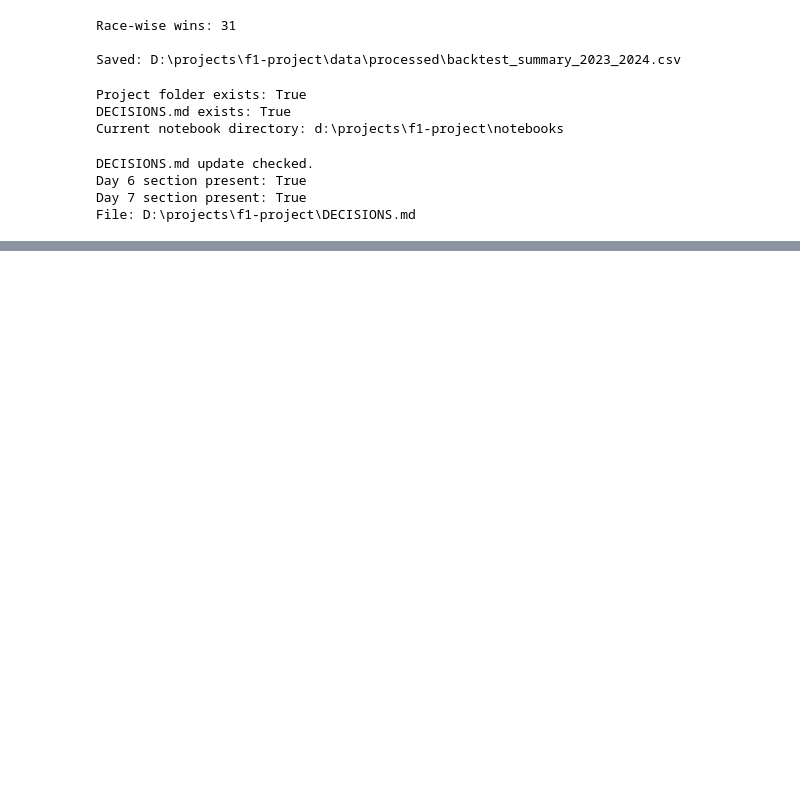
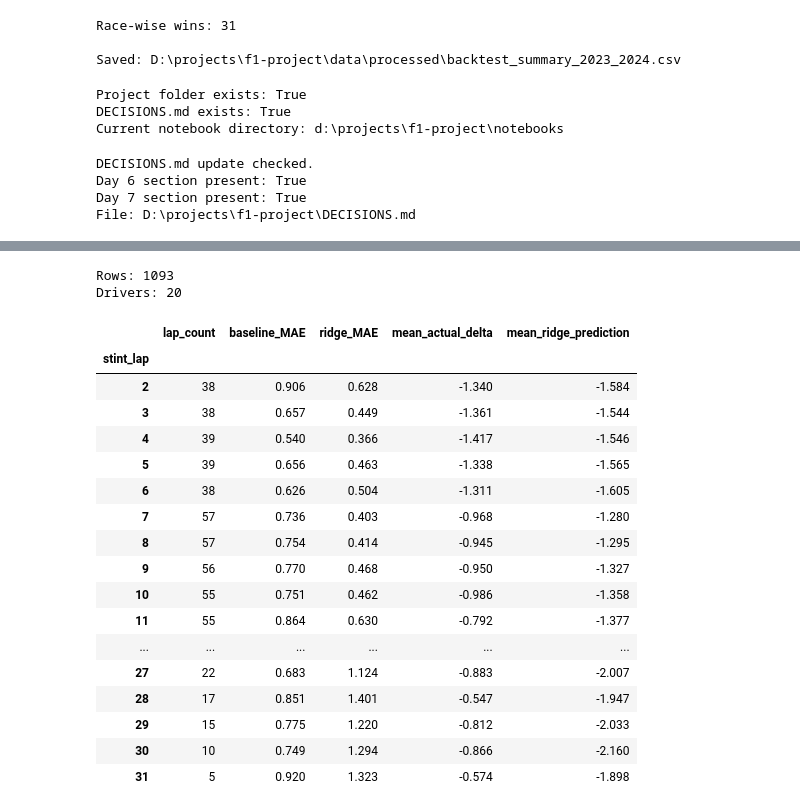
Before and after one commit to ajmanipriyancy/f1-race-strategy, a Jupyter notebook: notebooks/05_pit_stop_scenario_simulator.ipynb, the cells around one changed output, grey strips where cells are left out. Cells and saved outputs as stored; diff of their text form; code cells hidden in the pictures; blank space fills up the shorter version.

```diff
--- a/notebooks/05_pit_stop_scenario_simulator.ipynb
+++ b/notebooks/05_pit_stop_scenario_simulator.ipynb
@@ -1621,0 +2052,40 @@ File: D:\projects\f1-project\DECISIONS.md
+# %%
+# RACE-LEVEL LAP ERROR COMPARISON
+
+race_laps = backtest[
+    backtest["race_id"] == "2023_R9"
+].copy()
+
+print("Rows:", len(race_laps))
+print("Drivers:", race_laps["driver_id"].nunique())
+
+display(
+    race_laps.groupby("stint_lap").agg(
+        lap_count=("lap", "count"),
+        baseline_MAE=("baseline_error", lambda x: x.abs().mean()),
+        ridge_MAE=("ridge_error", lambda x: x.abs().mean()),
+        mean_actual_delta=("delta", "mean"),
+        mean_ridge_prediction=("ridge_predicted_delta", "mean")
+    ).round(3).head(30)
+)
+# %% [output]
+Rows: 1093
+Drivers: 20
+|  | lap_count | baseline_MAE | ridge_MAE | mean_actual_delta | mean_ridge_prediction |
+| stint_lap |  |  |  |  |  |
+| 2 | 38 | 0.906 | 0.628 | -1.340 | -1.584 |
+| 3 | 38 | 0.657 | 0.449 | -1.361 | -1.544 |
+| 4 | 39 | 0.540 | 0.366 | -1.417 | -1.546 |
+| 5 | 39 | 0.656 | 0.463 | -1.338 | -1.565 |
+| 6 | 38 | 0.626 | 0.504 | -1.311 | -1.605 |
+| 7 | 57 | 0.736 | 0.403 | -0.968 | -1.280 |
+| 8 | 57 | 0.754 | 0.414 | -0.945 | -1.295 |
+| 9 | 56 | 0.770 | 0.468 | -0.950 | -1.327 |
+| 10 | 55 | 0.751 | 0.462 | -0.986 | -1.358 |
+| 11 | 55 | 0.864 | 0.630 | -0.792 | -1.377 |
+| ... | ... | ... | ... | ... | ... |
+| 27 | 22 | 0.683 | 1.124 | -0.883 | -2.007 |
+| 28 | 17 | 0.851 | 1.401 | -0.547 | -1.947 |
+| 29 | 15 | 0.775 | 1.220 | -0.812 | -2.033 |
+| 30 | 10 | 0.749 | 1.294 | -0.866 | -2.160 |
+| 31 | 5 | 0.920 | 1.323 | -0.574 | -1.898 |
```
Also changed, not shown: parts of 6 cells of this notebook, 3 other files.
